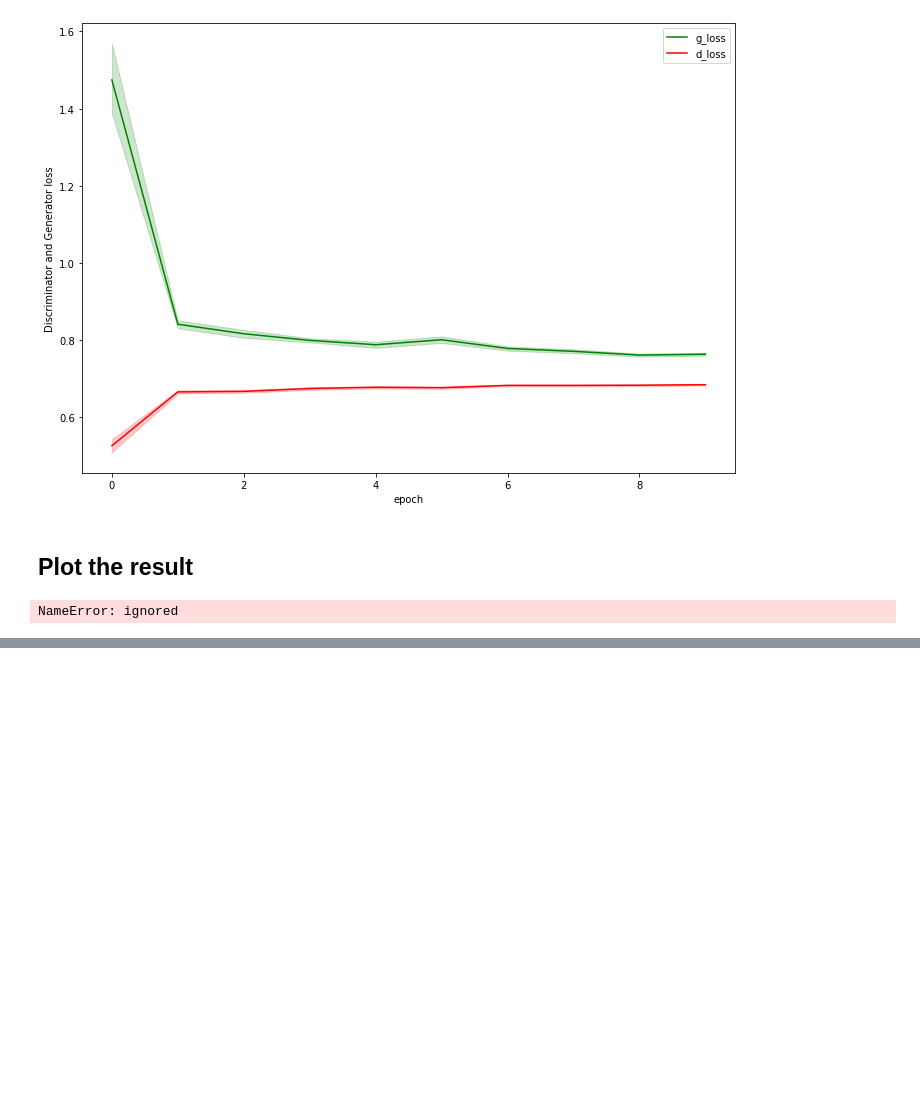
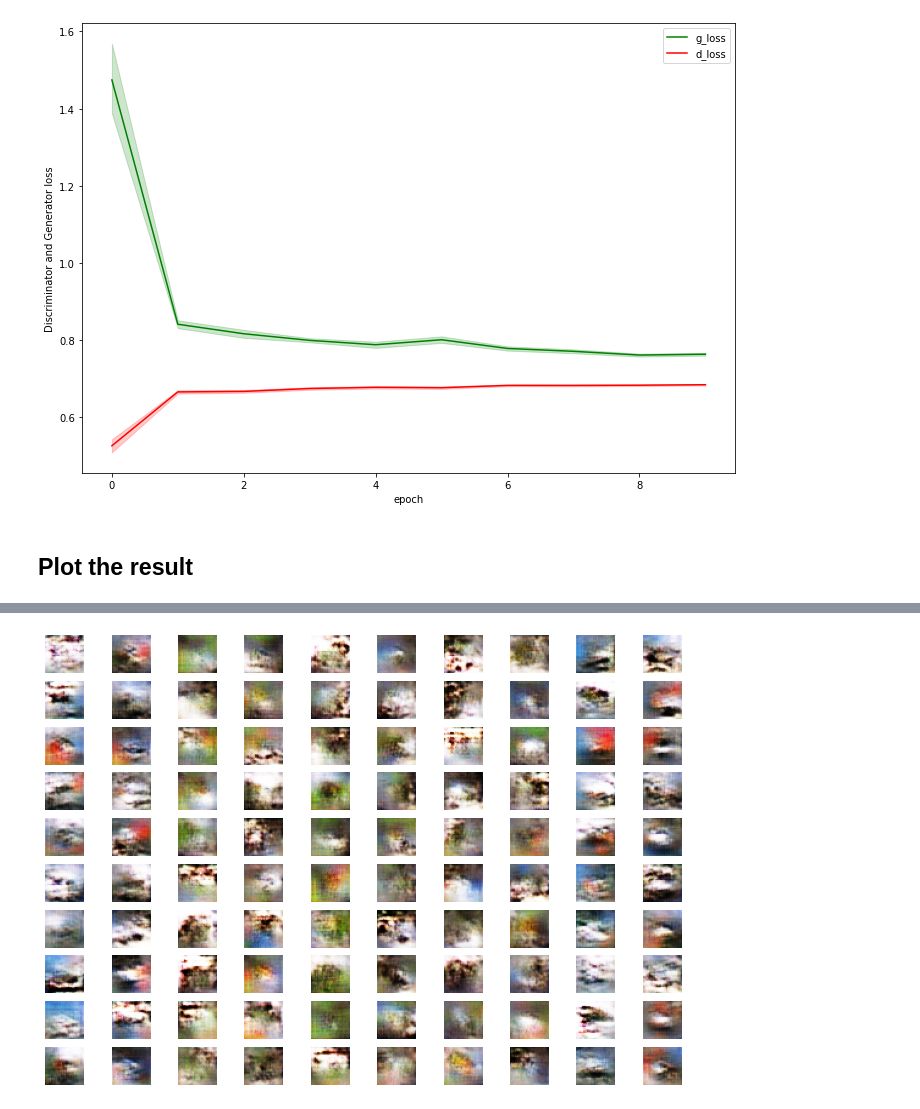
Before and after one commit to dodonas/DL_Final_Project_GAN, a Jupyter notebook: DL_FINAL_PROJECT_Conditional_GAN_2.ipynb, the cells around one changed output, grey strips where cells are left out. Drawn from its saved outputs; the diff is of its cells as text; code cells hidden in the pictures; blank space fills up the shorter version.

```diff
--- a/DL_FINAL_PROJECT_Conditional_GAN_2.ipynb
+++ b/DL_FINAL_PROJECT_Conditional_GAN_2.ipynb
@@ -517,20 +517,34 @@ plt.show()
 [figure]
 # %% [markdown]
 ## Plot the result
-# %%
-# load model
-model = load_model('./{}'.format(MODEL_NAME))
-# generate images
-latent_points = generate_latent_points(100, 25)
-# generate images
-X = model.predict(latent_points)
-# scale from [-1,1] to [0,1] - Sigmoid
-X = (X + 1) / 2.0
-
-
-X = (X*255).astype(np.uint8)
-
-# plot the result
-show_plot(X, 3)
-# %% [output]
-NameError: ignored
+# %%
+from numpy import asarray
+from numpy.random import randn
+from numpy.random import randint
+from keras.models import load_model
+import numpy as np
+
+# load model
+model = load_model('./{}'.format(MODEL_NAME))
+
+# generate multiple images
+
+latent_points, labels = generate_latent_points(100, 100)
+# specify labels - generate 10 sets of labels each gping from 0 to 9
+labels = asarray([x for _ in range(10) for x in range(10)])
+# generate images
+X  = model.predict([latent_points, labels])
+# scale from [-1,1] to [0,1]
+X = (X + 1) / 2.0
+X = (X*255).astype(np.uint8)
+# plot the result (10 sets of images, all images in a column should be of same class in the plot)
+# Plot generated images
+# def show_plot(examples, n):
+# 	for i in range(n * n):
+# 		plt.subplot(n, n, 1 + i)
+# 		plt.axis('off')
+# 		plt.imshow(examples[i, :, :, :])
+# 	plt.show()
+
+show_plot(X, 10)
+# %% [output]
@@ -536,0 +552 @@ NameError: ignored
+[figure, added]
```
Also changed, not shown: parts of 2 cells of this notebook.
